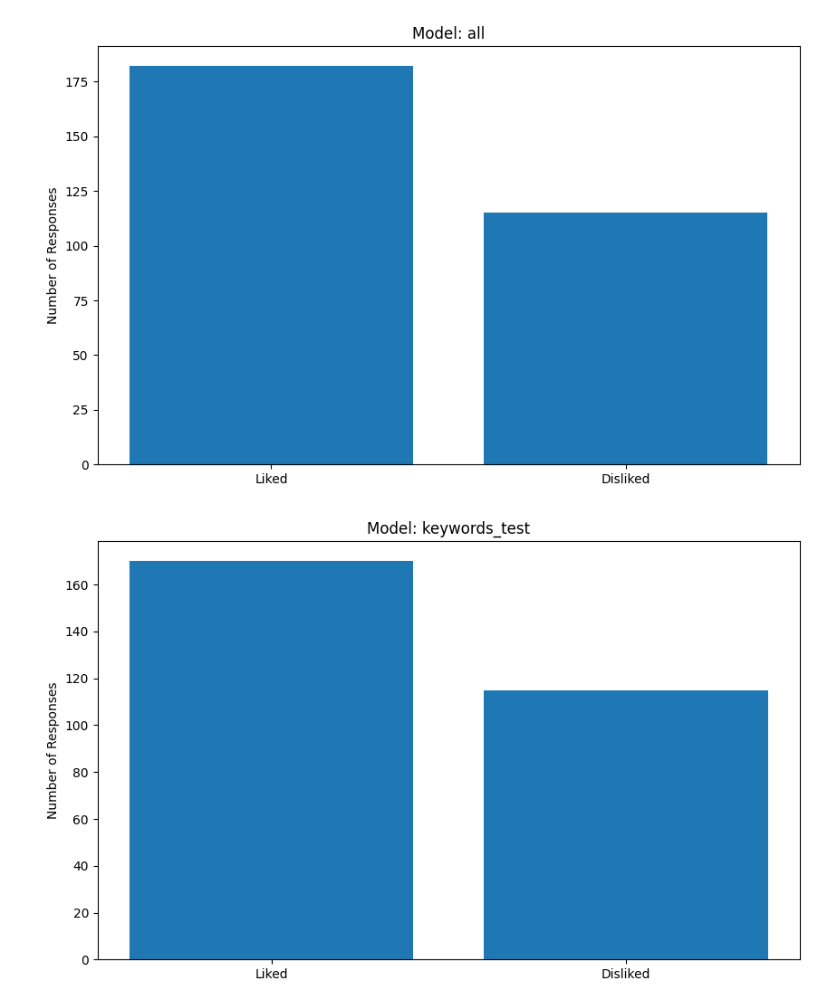
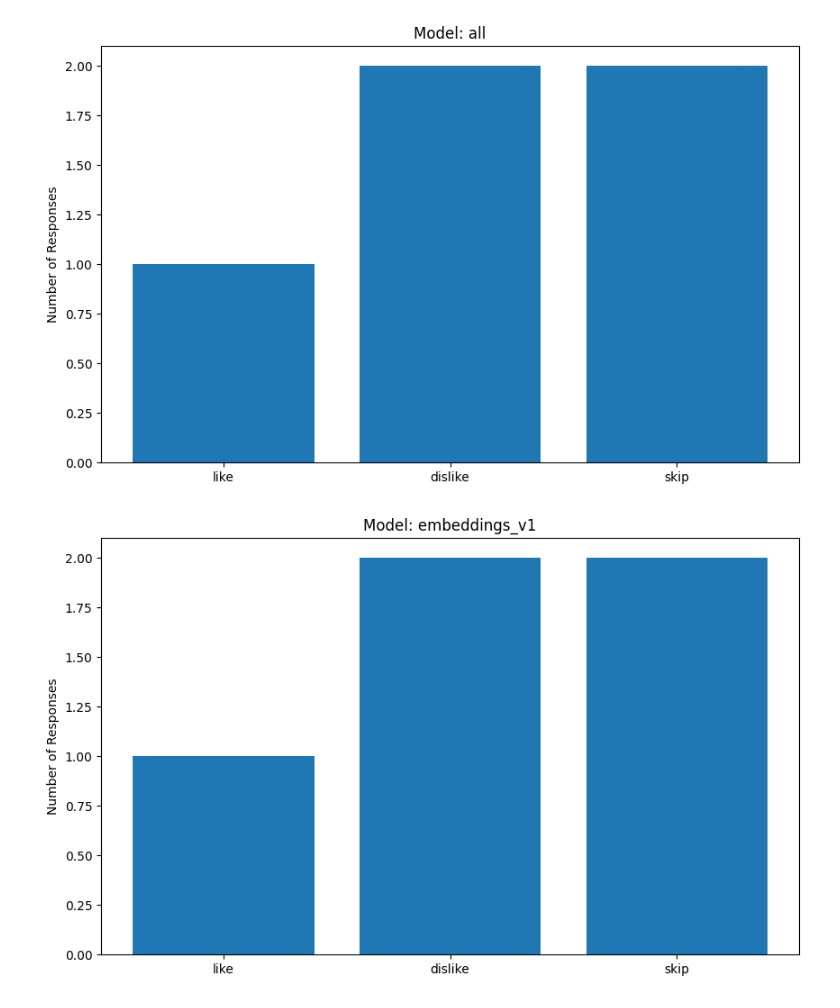
Before and after one commit to tomz197/course-recommender, a Jupyter notebook: notebooks/analysis/analyze_recommendation_feedback.ipynb, the cells around one changed output. Saved outputs shown, nothing was run; the diff lists cells and outputs as text; code cells hidden in the pictures.

Commit message:
fix: fix analysis so it uses new action format

```diff
--- a/notebooks/analysis/analyze_recommendation_feedback.ipynb
+++ b/notebooks/analysis/analyze_recommendation_feedback.ipynb
@@ -7,36 +7,39 @@ user_feedbacks = db.get_recommendation_feedbacks()
 # %%
 import matplotlib.pyplot as plt
 
 user_feedbacks = db.get_recommendation_feedbacks()
 
-# Count likes and dislikes
+# Count likes and dislikes and skips
 models = {}
 for feedback in user_feedbacks:
     if feedback['model'] not in models:
-        models[feedback['model']] = {"liked": 0, "disliked": 0}
-    if feedback['like']:
-        models[feedback['model']]["liked"] += 1
-    else:
-        models[feedback['model']]["disliked"] += 1
+        models[feedback['model']] = {"like": 0, "dislike": 0, "skip": 0}
+    if feedback['action'] == "like":
+        models[feedback['model']]["like"] += 1
+    elif feedback['action'] == "dislike":
+        models[feedback['model']]["dislike"] += 1
+    elif feedback['action'] == "skip":
+        models[feedback['model']]["skip"] += 1
 
 all_models = {
-    "liked": sum([models[model]["liked"] for model in models]),
-    "disliked": sum([models[model]["disliked"] for model in models])
+    "like": sum([models[model]["like"] for model in models]),
+    "dislike": sum([models[model]["dislike"] for model in models]),
+    "skip": sum([models[model]["skip"] for model in models])
 }
 
-def plot_model_feedback_distribution(liked, disliked, model):
+def plot_model_feedback_distribution(like, dislike, skip, model):
     # Create bar plot
     plt.figure(figsize=(10,6))
-    plt.bar(['Liked', 'Disliked'], [liked, disliked])
+    plt.bar(['like', 'dislike', 'skip'], [like, dislike, skip])
     plt.title('Model: ' + model)
     plt.ylabel('Number of Responses')
     plt.show()
 
 # now for all models together
-plot_model_feedback_distribution(all_models["liked"], all_models["disliked"], "all")
+plot_model_feedback_distribution(all_models["like"], all_models["dislike"], all_models["skip"], "all")
 
 for model in models:
-    plot_model_feedback_distribution(models[model]["liked"], models[model]["disliked"], model)
+    plot_model_feedback_distribution(models[model]["like"], models[model]["dislike"], models[model]["skip"], model)
 # %% [output]
-[figure, old version]
+[figure, new version]
-[figure, old version]
+[figure, new version]
```
Also changed, not shown: parts of 2 cells of this notebook.
